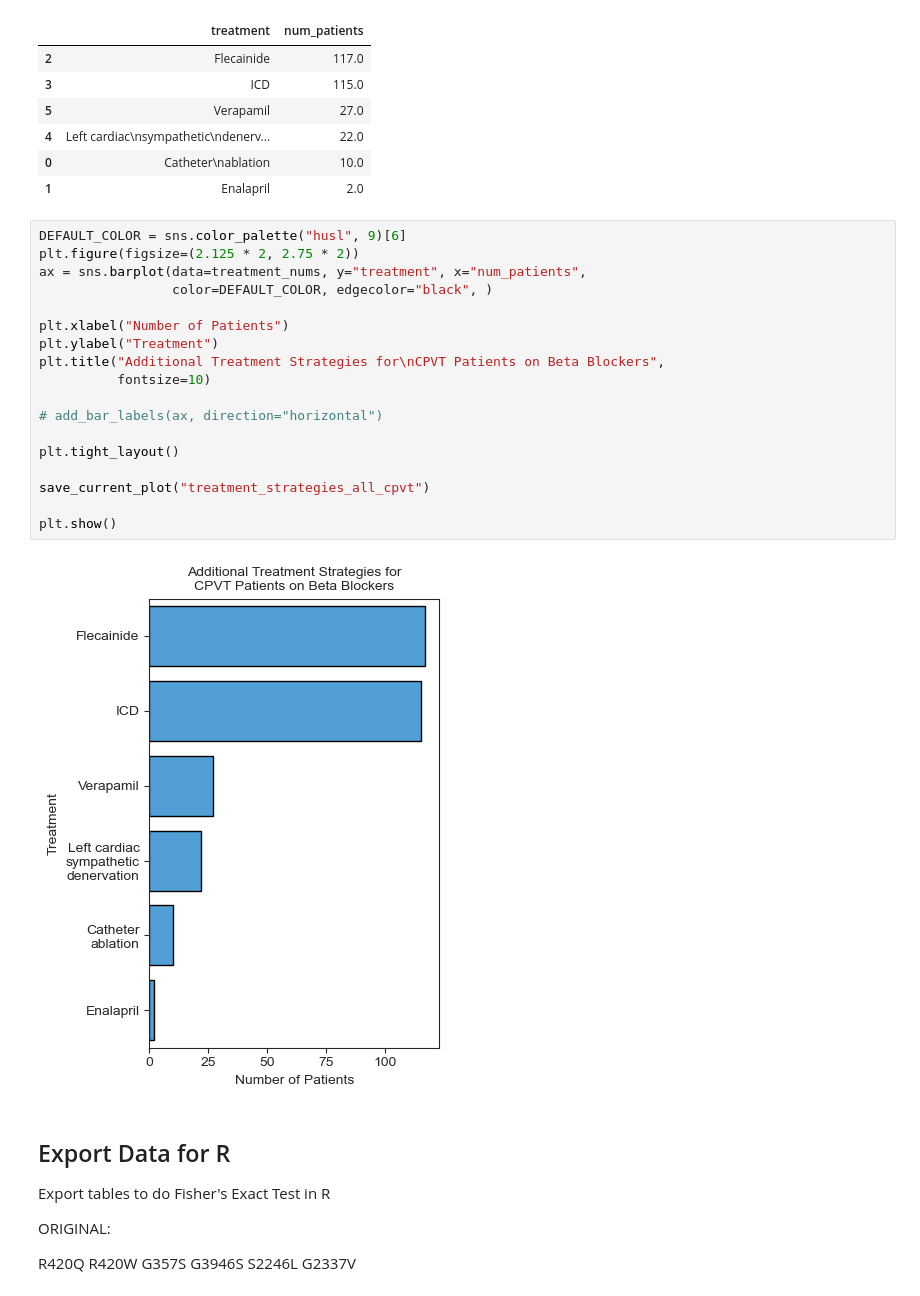
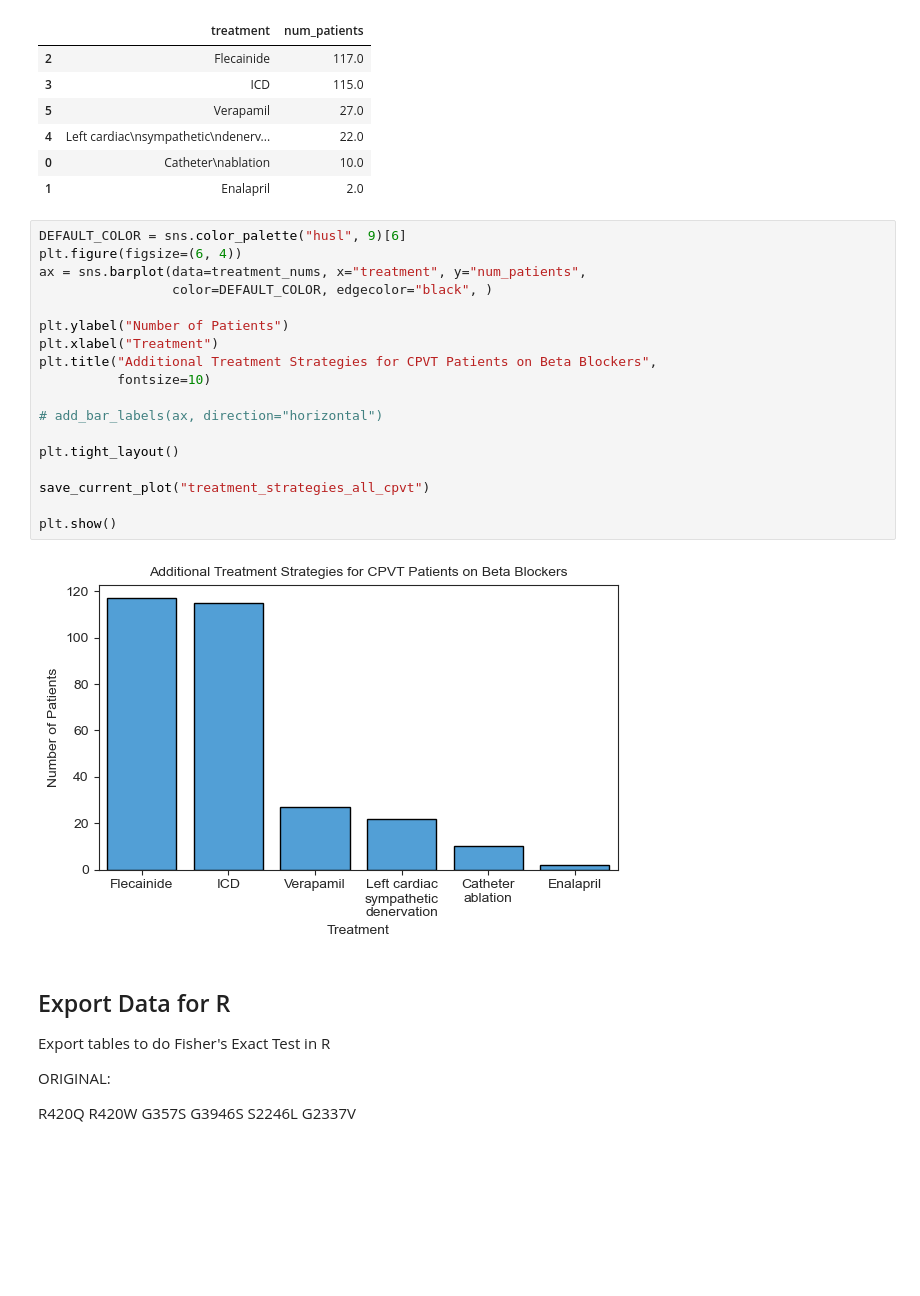
Before and after one commit to alexdaiii/cpvt_database_analysis, a Jupyter notebook: analysis/09_beta_blocker_cpvt.ipynb, the cells around one changed output. Saved outputs shown, nothing was run; the diff lists cells and outputs as text; blank space fills up the shorter version.

```diff
--- a/analysis/09_beta_blocker_cpvt.ipynb
+++ b/analysis/09_beta_blocker_cpvt.ipynb
@@ -170,24 +172,24 @@ treatment_nums
 | 1 | Enalapril | 2.0 |
 # %%
 DEFAULT_COLOR = sns.color_palette("husl", 9)[6]
-plt.figure(figsize=(2.125 * 2, 2.75 * 2))
-ax = sns.barplot(data=treatment_nums, y="treatment", x="num_patients",
+plt.figure(figsize=(6, 4))
+ax = sns.barplot(data=treatment_nums, x="treatment", y="num_patients",
                  color=DEFAULT_COLOR, edgecolor="black", )
 
-plt.xlabel("Number of Patients")
-plt.ylabel("Treatment")
-plt.title("Additional Treatment Strategies for\nCPVT Patients on Beta Blockers",
+plt.ylabel("Number of Patients")
+plt.xlabel("Treatment")
+plt.title("Additional Treatment Strategies for CPVT Patients on Beta Blockers",
           fontsize=10)
 
 # add_bar_labels(ax, direction="horizontal")
 
 plt.tight_layout()
 
 save_current_plot("treatment_strategies_all_cpvt")
 
 plt.show()
 # %% [output]
-[figure, old version]
+[figure, new version]
 # %% [markdown]
 ## Export Data for R
 
```
Also changed, not shown: parts of 1 cell of this notebook, 8 other files.
